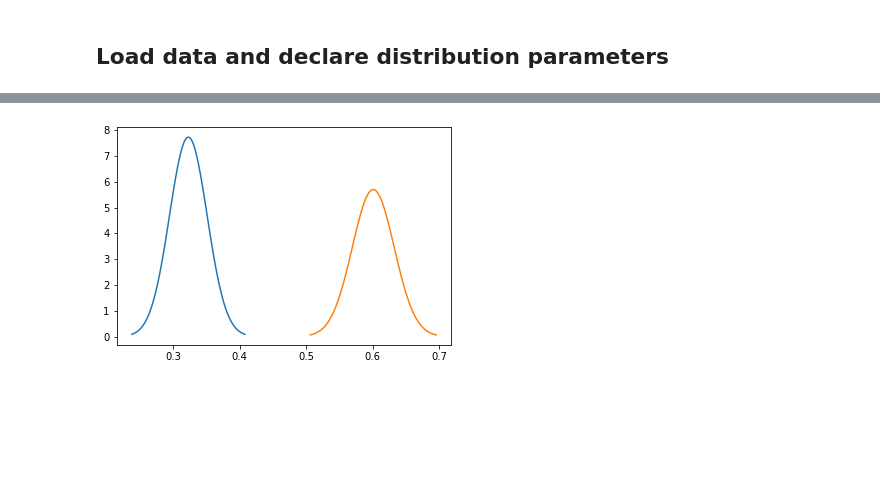
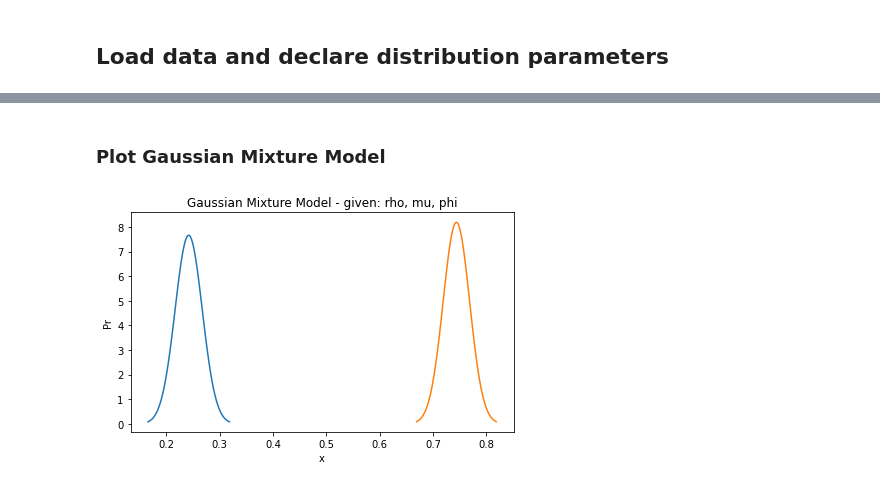
Before and after one commit to emarazz/siml_2019, a Jupyter notebook: H3/hw3.ipynb, the cells around one changed output, grey strips where cells are left out. Drawn from its saved outputs; the diff is of its cells as text; code cells hidden in the pictures; blank space fills up the shorter version.

Commit message:
Add plots. TODO: what do we need to do in bullet 2?

```diff
--- a/H3/hw3.ipynb
+++ b/H3/hw3.ipynb
@@ -178,10 +178,15 @@ The accuracy of the EM Algorithm is 0.765
 # %%
 x = np.loadtxt('./data2.txt')
 K = 2                   # Number of clusters
-np.random.seed(7)
 
 # Distribution parameters
 delta = np.ones(K)                          # Dirichlet distribution parameters: delta
 a, b = 7, 5                                 # Gamma distribution parameters: a, b
 m = np.linspace(np.min(x) + 1/18*x.std(),np.max(x) - 1/18*x.std(),num=K)  # Normal distribuion parameters: mean
-alpha = x.std()*np.random.rand(K) + 0.001    #  std
+alpha = np.random.rand(K) + 0.001    #  std
+# %%
+x = np.loadtxt('./data2.txt')
+K = 2                   # Number of clusters
+
+
+plt.hist(x,bins=100, edgecolor='None', alpha = 0.5, color= 'b');
@@ -241,0 +283,30 @@ plt.hist(x,bins=100);
+# %%
+fig, ax = plt.subplots(1,3,figsize=(16,4))
+
+x_p = np.arange(0.3,0.6,0.001)
+z_p = np.zeros(x_p.shape)
+for i in range(len(x_p)):
+    z_p[i] = stats.dirichlet.pdf(np.array([x_p[i],1-x_p[i]]),delta_conj)
+ax[0].plot(x_p,z_p)
+for i in range(len(x_p)):
+    z_p[i] = stats.dirichlet.pdf(np.array([1-x_p[i],x_p[i]]),delta_conj)
+ax[0].plot(x_p,z_p)
+ax[0].set_title('rho pdf - given: delta_conj')
+ax[0].set_xlabel('rho')
+ax[0].set_ylabel('Pr')
+
+
+for k in range(K):
+    x_p = np.linspace(0,2000, 1000)
+    ax[1].plot(x_p, stats.gamma.pdf(x_p, a_conj[k]/2, scale=b_conj[k]/2))
+    ax[1].set_title('phi pdf - given: a_conj, b_conj')
+    ax[1].set_xlabel('phi')
+
+    x_p = np.linspace(0,1, 1000)
+    ax[2].plot(x_p, stats.norm.pdf(x_p, m_conj[k], np.sqrt(1/(alpha_conj[k]*phi[k]))))
+    ax[2].set_title('mu pdf - given: m_conj, alpha_conj, phi_conj')
+    ax[2].set_xlabel('mu')
+
+plt.tight_layout()
+plt.savefig('parameters.eps')
+plt.show()
@@ -242,9 +315,17 @@ plt.hist(x,bins=100);
+# %% [markdown]
+### Plot Gaussian Mixture Model
 # %%
 for k in range(K):
     mu_p = mu[k]
     variance = 1/phi[k]
     sigma = math.sqrt(variance)
     x_p = np.linspace(mu_p - 3*sigma, mu_p + 3*sigma, 100)
     plt.plot(x_p, rho[k]*stats.norm.pdf(x_p, mu_p, sigma))
+plt.title('Gaussian Mixture Model - given: rho, mu, phi')
+plt.xlabel('x')
+plt.ylabel('Pr')
+plt.tight_layout()
+plt.savefig('gaussian_mix.eps')
+plt.show()
 # %% [output]
-[figure, old version]
+[figure, new version]
```
Also changed, not shown: parts of 10 cells of this notebook, 3 other files.
